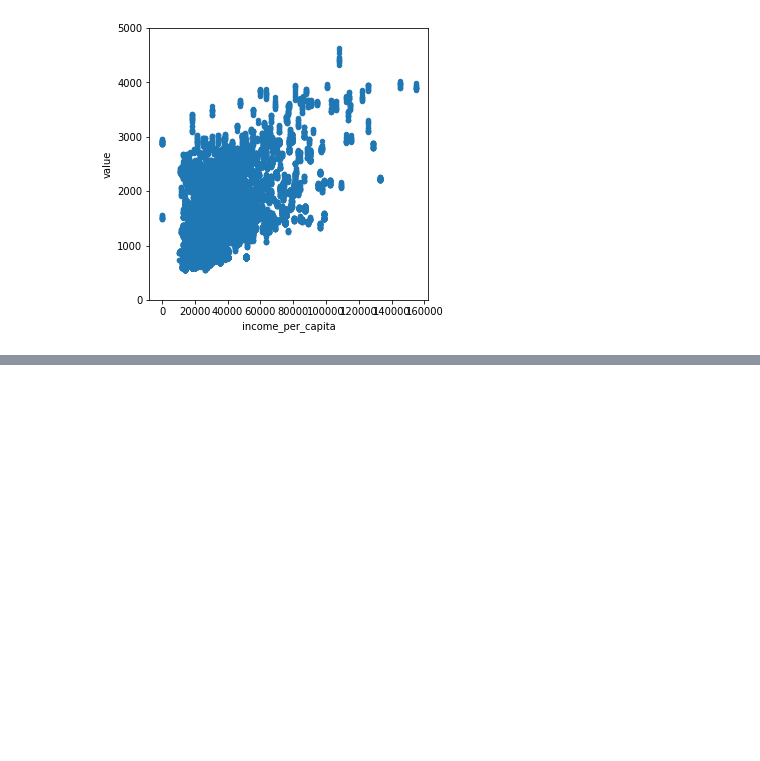
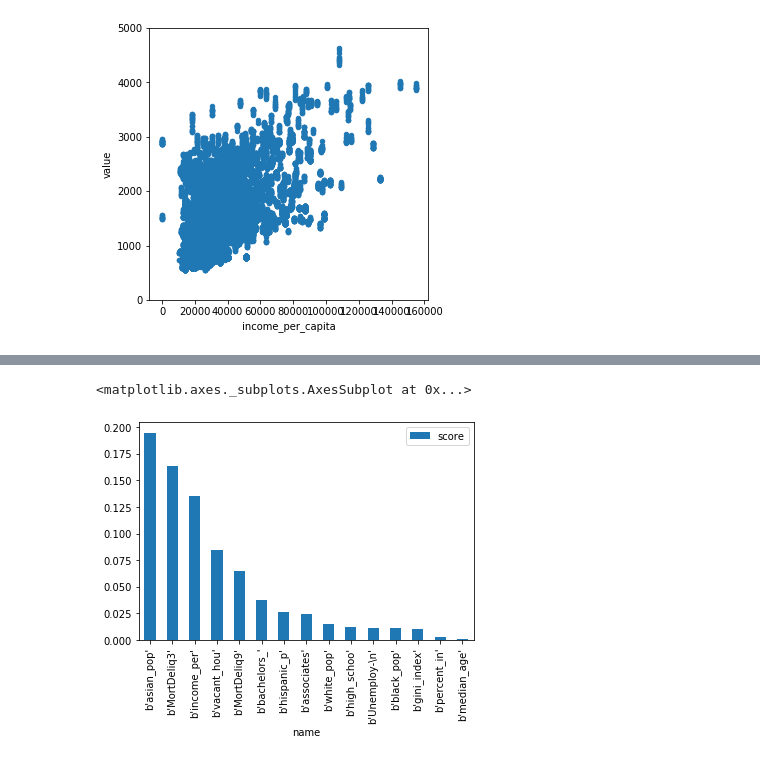
Before and after one commit to isa-adl/ZillowRent_capstone, a Jupyter notebook: Regression Model.ipynb, the cells around one changed output, grey strips where cells are left out. Saved outputs shown, nothing was run; the diff lists cells and outputs as text; code cells hidden in the pictures; blank space fills up the shorter version.

```diff
--- a/Regression Model.ipynb
+++ b/Regression Model.ipynb
@@ -594,0 +646,13 @@ train_set.plot(kind="scatter",     # Create a scatterplot
+# %%
+gbm = GradientBoostingRegressor()
+
+gbm.set_params(n_estimators = 1000,
+            learning_rate = .1, #.3,
+            max_depth = 3, #2,
+            min_samples_leaf = 3)
+
+gbm.fit(X_train,y_train)
+
+print('-'*50)
+print("The train set R^2 is %.3f" %(gbm.score(X_train, y_train)))
+print("The test set R^2 is %.3f" %(gbm.score(X_test,y_test)))
@@ -594,0 +663,14 @@ train_set.plot(kind="scatter",     # Create a scatterplot
+# %%
+#Random Forrest
+from sklearn import ensemble
+
+randomForest = ensemble.RandomForestRegressor()
+bagging      = ensemble.BaggingRegressor()
+
+randomForest.set_params(random_state=42, max_depth = 3, min_samples_split = 2, n_estimators=1000, max_features =4)
+
+print(randomForest.fit(X_train,y_train))
+
+
+print(randomForest.score(X_train,y_train))
+randomForest.score(X_test,y_test)
@@ -594,0 +687,10 @@ train_set.plot(kind="scatter",     # Create a scatterplot
+# %%
+feature_importance = list(zip(X_train.columns[:-2], randomForest.feature_importances_))
+dtype = [('feature', 'S10'), ('importance', 'float')]
+feature_importance = np.array(feature_importance, dtype=dtype)
+feature_sort = np.sort(feature_importance, order='importance')[::-1]
+name, score = zip(*list(feature_sort))
+pd.DataFrame({'name':name,'score':score})[:15].plot.bar(x='name', y='score')
+# %% [output]
+<matplotlib.axes._subplots.AxesSubplot at 0x...>
+[figure, added]
```
Also changed, not shown: parts of 36 cells of this notebook, 4 other files.
